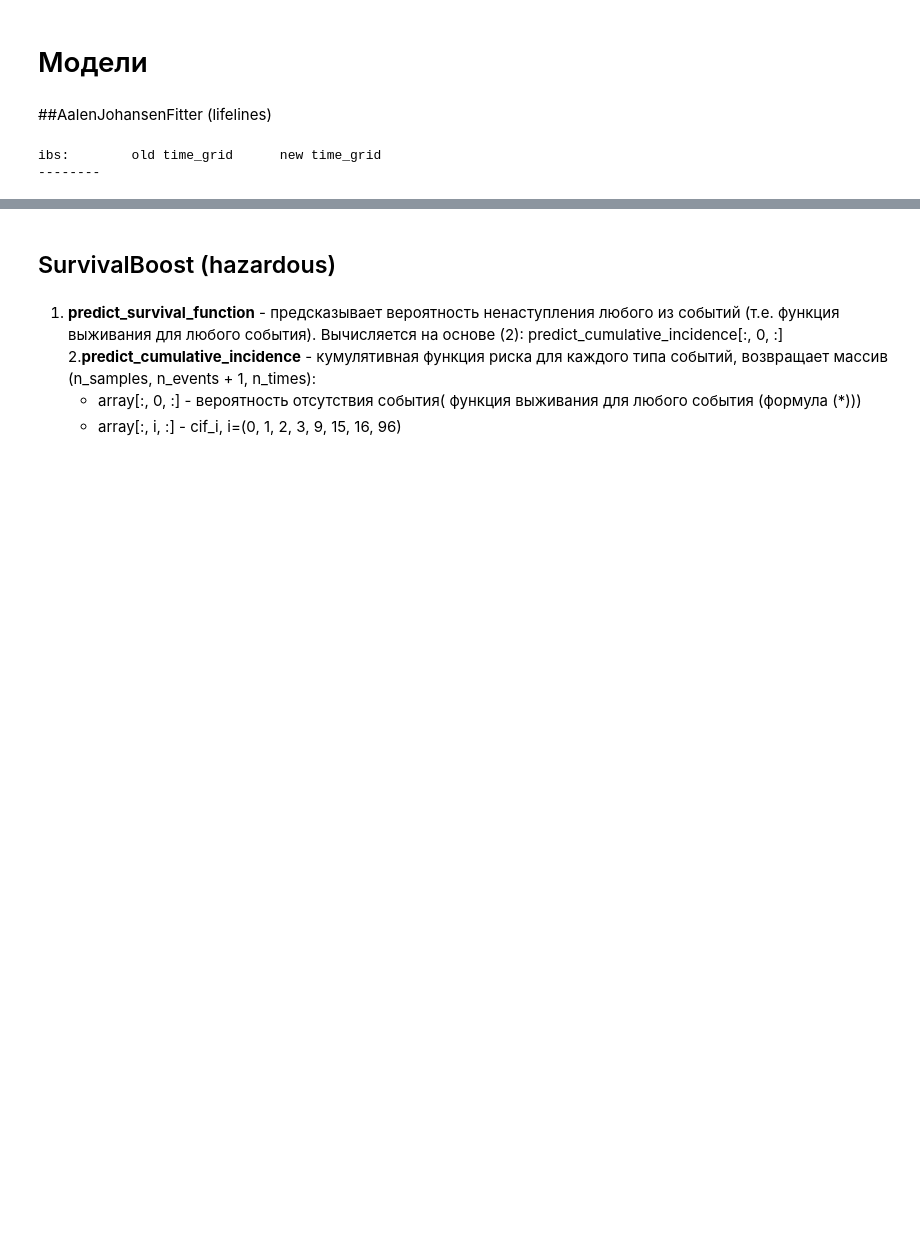
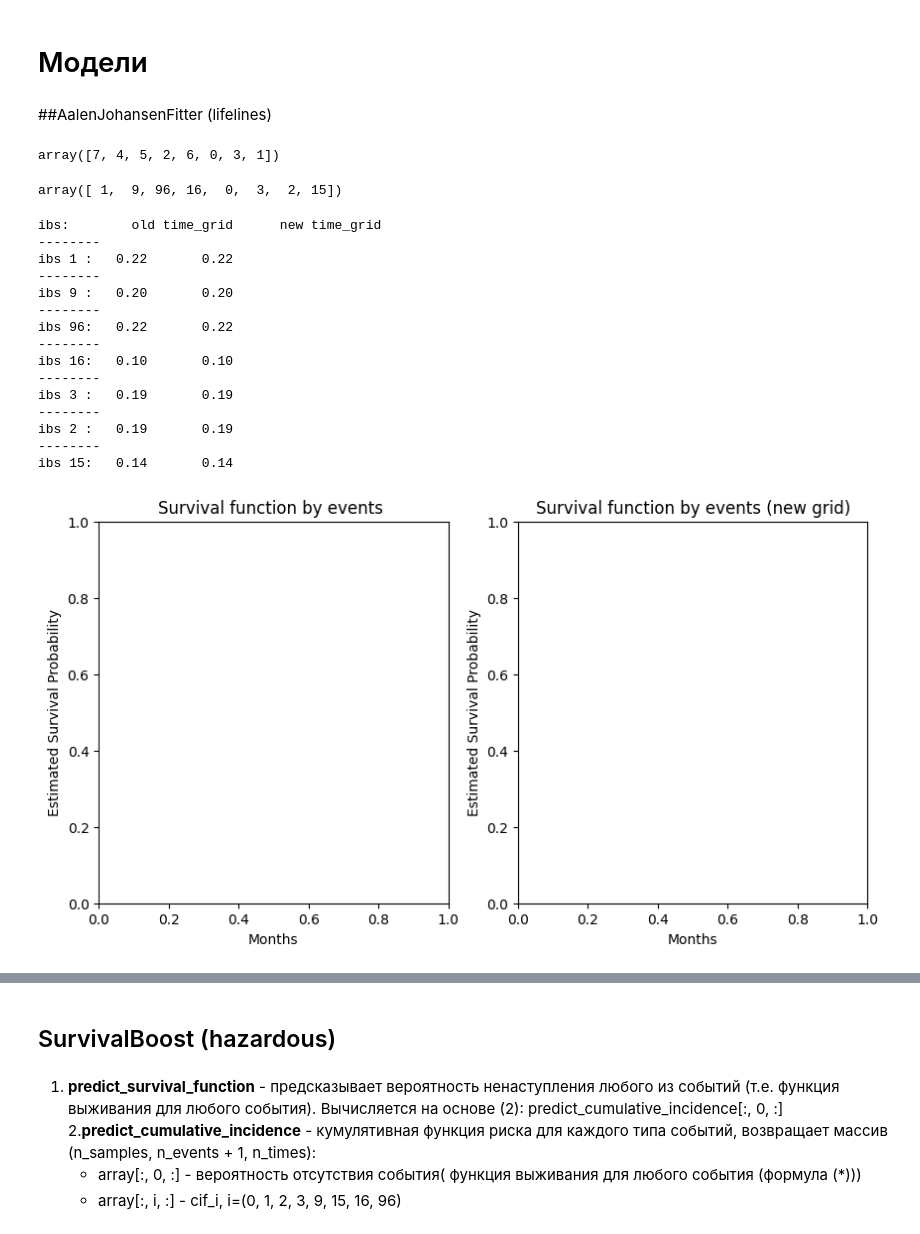
Before and after one commit to iuliivasilev/sys-ttf, a Jupyter notebook: demonstration/loans_model.ipynb, the cells around one changed output, grey strips where cells are left out. Cells and saved outputs as stored; diff of their text form; code cells hidden in the pictures; blank space fills up the shorter version.

```diff
--- a/demonstration/loans_model.ipynb
+++ b/demonstration/loans_model.ipynb
@@ -187,49 +213,82 @@ sns.kdeplot(data=y_train, x="duration", hue="event", bw_adjust=0.25, palette="ta
 # Модели
 # %% [markdown]
 ##AalenJohansenFitter (lifelines)
+# %%
+y_test["event"].unique()
+# %% [output]
+array([7, 4, 5, 2, 6, 0, 3, 1])
+# %%
+df.event.unique()
+# %% [output]
+array([ 1,  9, 96, 16,  0,  3,  2, 15])
+# %%
+def transform_timegrid(curves, time, grid):
+    ind = np.searchsorted(time, grid)
+
+    if len(curves.shape)==1:
+      return curves[ind]
+    elif len(curves.shape)==2:
+      return curves[:, ind]
+    else:
+      return None
 # %%
 aj = AalenJohansenFitter()
 T, E = y_.duration, y_.event
 fig, axs = plt.subplots(1, 2, figsize=(10, 5))
 scores=[]
 print(f"ibs:        old time_grid      new time_grid")
 for i in df.event.unique():
   if i:
     aj.fit(T, E, event_of_interest=i)
     print('--------')
     curve = 1-aj.cumulative_density_[f'CIF_{i}']
-    #curve_ibs = np.tile(curve, y_test.shape[0]).reshape((curve.shape[0], y_test.shape[0]))
 
-    new_curve, grid = transform_timegrid(curve, aj.cumulative_density_.index)
+    new_curve = transform_timegrid(curve.values, aj.cumulative_density_.index, TIME_GRID).T.astype(float)
     #new_curve_ibs = np.tile(new_curve, y_test.shape[0]).reshape(new_curve.shape[0], y_test.shape[0])
 
   # ibs of model with old time_grid
 
-    ibs_1 = ibs_remain(get_y_event(y_train, [i]),
-                      get_y_event(y_test, [i]),
-                      np.tile(curve, y_test.shape[0]).reshape((curve.shape[0], y_test.shape[0])).T, # curve_ibs
+    ibs_1 = ibs_remain(get_y_event(y_train, [dct[i]]),
+                      get_y_event(y_test, [dct[i]]),
+                      np.repeat(curve.values[np.newaxis, :], y_test.shape[0], axis=0),
+                      # np.tile(curve, y_test.shape[0]).reshape((curve.shape[0], y_test.shape[0])).T, # curve_ibs
                       times=aj.cumulative_density_.index, axis=-1)
 
   # ibs of model with new time_grid
 
-    ibs_2 = ibs_remain(get_y_event(y_train, [i]),
-                      get_y_event(y_test, [i]),
-                      np.tile(new_curve, y_test.shape[0]).reshape(new_curve.shape[0], y_test.shape[0]).T, # new_curve_ibs
-                      times=grid, axis=-1)
+    ibs_2 = ibs_remain(get_y_event(y_train, [dct[i]]),
+                      get_y_event(y_test, [dct[i]]),
+                      np.repeat(new_curve[np.newaxis, :], y_test.shape[0], axis=0),
+                      #np.tile(new_curve, y_test.shape[0]).reshape(new_curve.shape[0], y_test.shape[0]).T, # new_curve_ibs
+                      times=TIME_GRID, axis=-1)
 
     print(f"ibs {i:<2}:   {ibs_1:<4.2f}       {ibs_2:<8.2f}")
 
-    axs[0].plot(grid,
-                new_curve,
-                label=f"event {i}")
-    axs[1].plot(aj.cumulative_density_.index,
-                curve,
-                label=f"event {i}")
+    # axs[0].plot(TIME_GRID,
+    #             new_curve,
+    #             label=f"event {i}")
+    # axs[1].plot(aj.cumulative_density_.index,
+    #             curve,
+    #             label=f"event {i}")
 for i in (0, 1):
   axs[i].set_title(f"Survival function by events {i*'(new grid)'}")
   axs[i].set_xlabel("Months")
   axs[i].set_ylabel("Estimated Survival Probability")
 plt.show()
 # %% [output]
 ibs:        old time_grid      new time_grid
 --------
+ibs 1 :   0.22       0.22
+--------
+ibs 9 :   0.20       0.20
+--------
+ibs 96:   0.22       0.22
+--------
+ibs 16:   0.10       0.10
+--------
+ibs 3 :   0.19       0.19
+--------
+ibs 2 :   0.19       0.19
+--------
+ibs 15:   0.14       0.14
+[figure, added]
```
Also changed, not shown: parts of 27 cells of this notebook.
